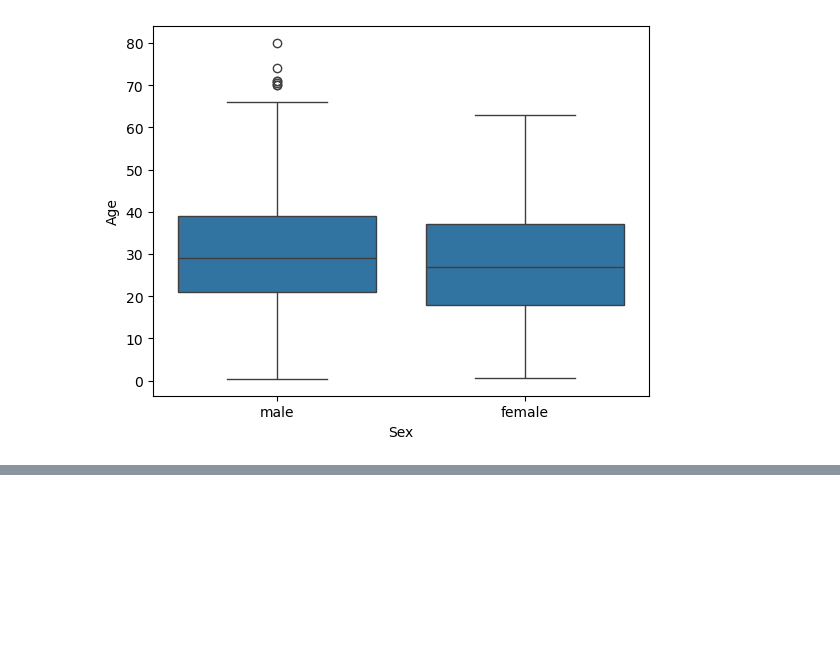
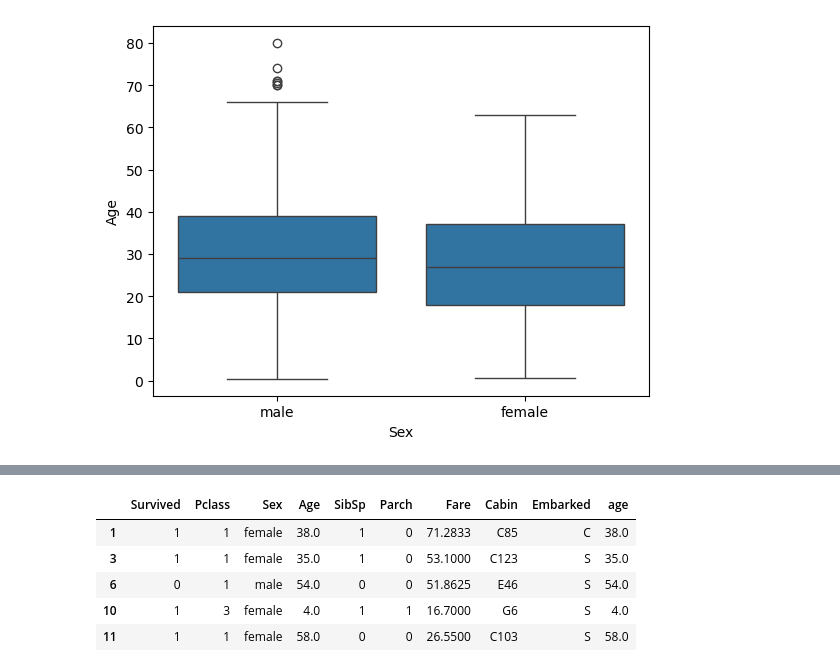
Before and after one commit to Adnan-Assad/ML_Series, a Jupyter notebook: intro_logistic_regression.ipynb, the cells around one changed output, grey strips where cells are left out. Saved outputs shown, nothing was run; the diff lists cells and outputs as text; code cells hidden in the pictures; blank space fills up the shorter version.

```diff
--- a/intro_logistic_regression.ipynb
+++ b/intro_logistic_regression.ipynb
@@ -131,0 +235,9 @@ sns.boxplot(data=data, x='Sex', y='Age')
+# %%
+data.head()
+# %% [output]
+|  | Survived | Pclass | Sex | Age | SibSp | Parch | Fare | Cabin | Embarked | age |
+| 1 | 1 | 1 | female | 38.0 | 1 | 0 | 71.2833 | C85 | C | 38.0 |
+| 3 | 1 | 1 | female | 35.0 | 1 | 0 | 53.1000 | C123 | S | 35.0 |
+| 6 | 0 | 1 | male | 54.0 | 0 | 0 | 51.8625 | E46 | S | 54.0 |
+| 10 | 1 | 3 | female | 4.0 | 1 | 1 | 16.7000 | G6 | S | 4.0 |
+| 11 | 1 | 1 | female | 58.0 | 0 | 0 | 26.5500 | C103 | S | 58.0 |
```
Also changed, not shown: parts of 11 cells of this notebook, 6 other files.
